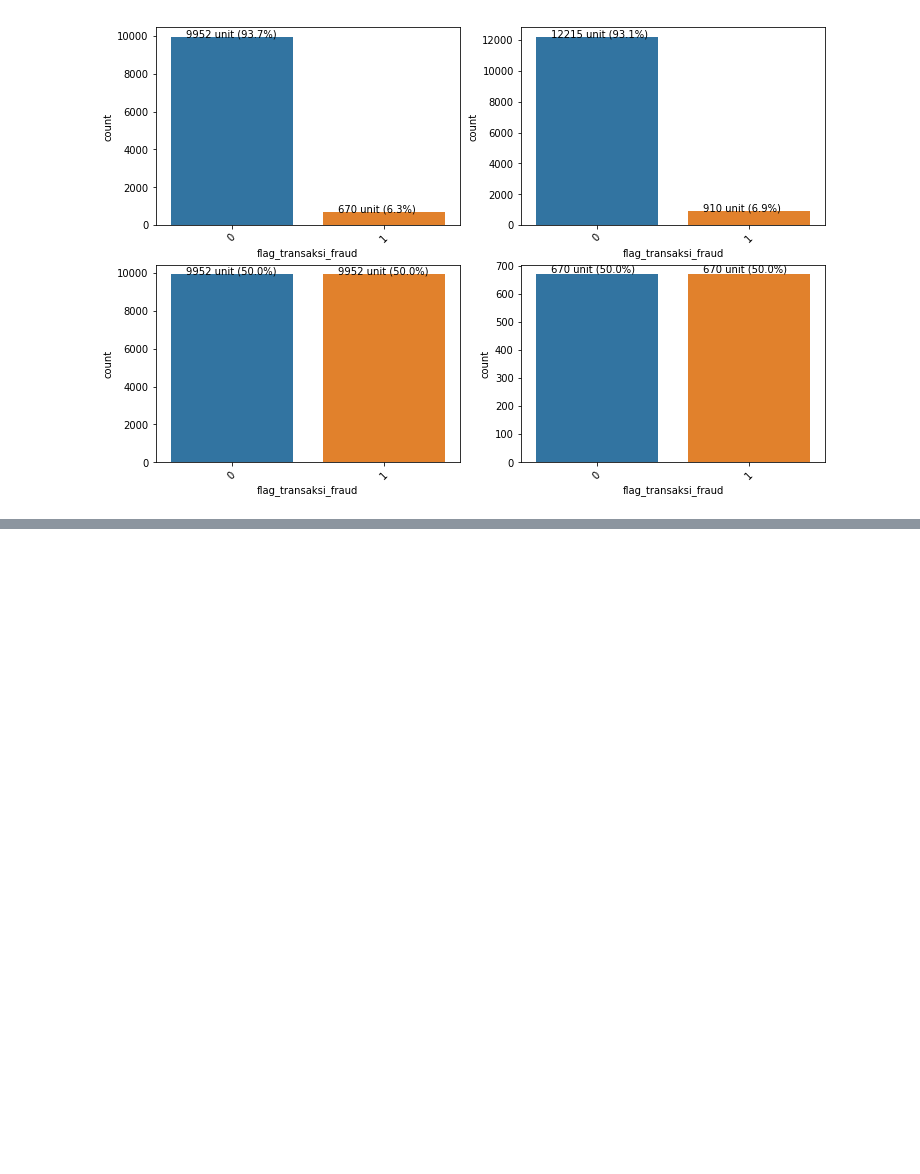
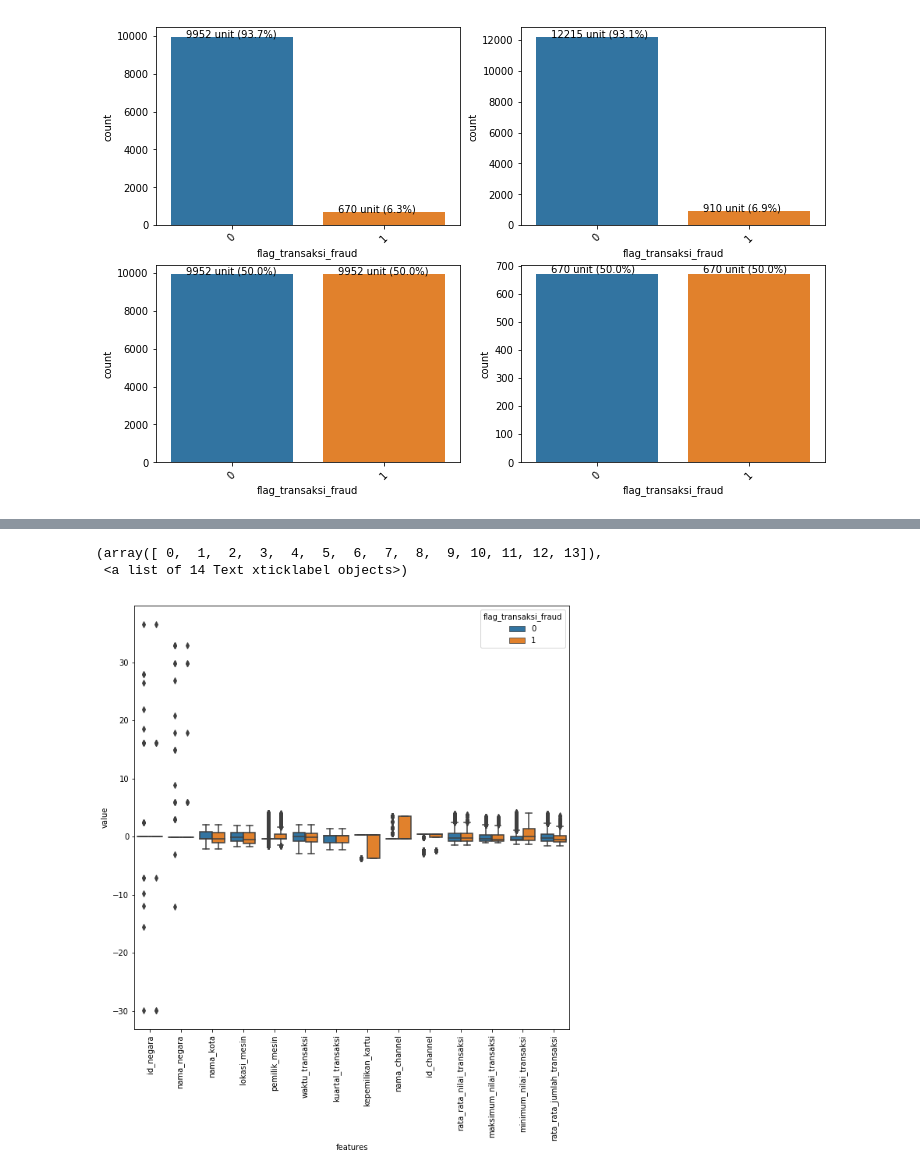
Before and after one commit to kirralabs/data-process, a Jupyter notebook: Fraud_process.ipynb, the cells around one changed output, grey strips where cells are left out. Saved outputs shown, nothing was run; the diff lists cells and outputs as text; code cells hidden in the pictures; blank space fills up the shorter version.

```diff
--- a/Fraud_process.ipynb
+++ b/Fraud_process.ipynb
@@ -879,0 +797,13 @@ plt.show()
+# %%
+# As an alternative of violin plot, box plot can be used
+# box plots are also useful in terms of seeing outliers
+# I do not visualize all features with box plot
+# In order to show you lets have an example of box plot
+# If you want, you can visualize other features as well.
+plt.figure(figsize=(10,10))
+sns.boxplot(x="features", y="value", hue="flag_transaksi_fraud", data=data)
+plt.xticks(rotation=90)
+# %% [output]
+(array([ 0,  1,  2,  3,  4,  5,  6,  7,  8,  9, 10, 11, 12, 13]),
+ <a list of 14 Text xticklabel objects>)
+[figure, added]
```
Also changed, not shown: parts of 41 cells of this notebook, 1 other file.
